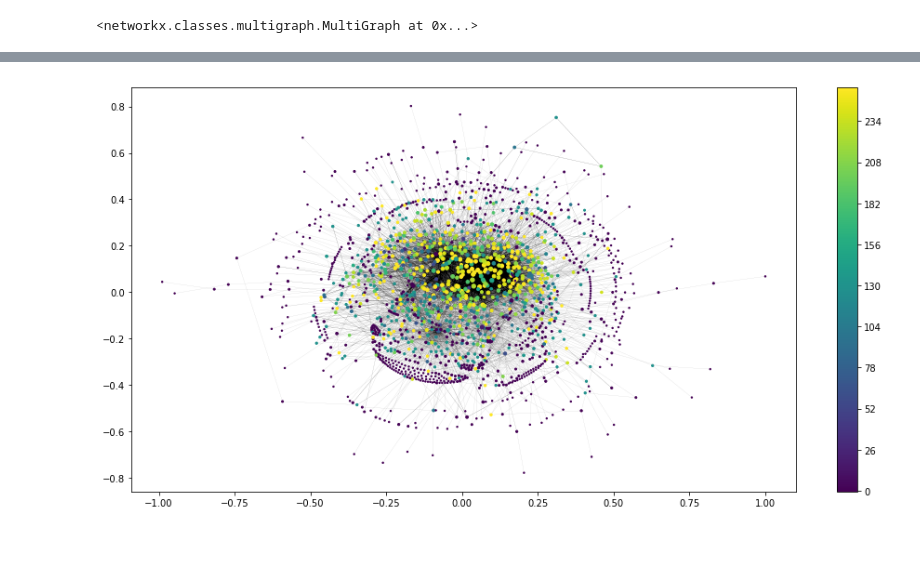
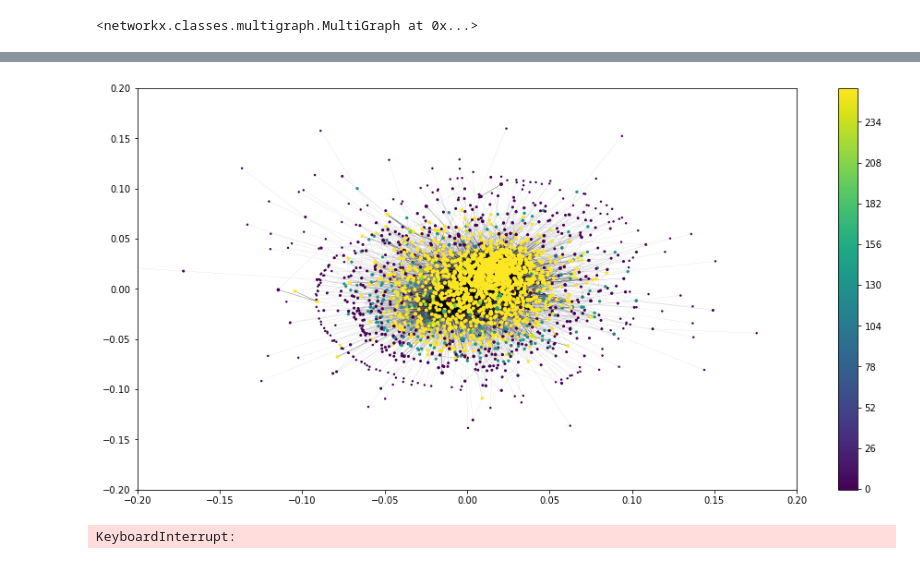
Before and after one commit to elifesciences-publications/PPiSeq, a Jupyter notebook: scripts/calculate_ppi_entropy.ipynb, the cells around one changed output, grey strips where cells are left out. Saved outputs shown, nothing was run; the diff lists cells and outputs as text; code cells hidden in the pictures.

```diff
--- a/scripts/calculate_ppi_entropy.ipynb
+++ b/scripts/calculate_ppi_entropy.ipynb
@@ -95,5 +86,5 @@ hist.savefig("../tmp/interaction_entropies_hist.png")
 # %%
-pos = nx.layout.kamada_kawai_layout(g)
+pos = nx.layout.spring_layout(g)
 # %%
 np.max([g.nodes[k]['interaction_entropy'] for k in g.nodes])
 # %% [output]
@@ -101,12 +92,19 @@ np.max([g.nodes[k]['interaction_entropy'] for k in g.nodes])
 # %%
 plt.figure(figsize=(16,8))
 nodes = nx.draw_networkx_nodes(g, pos,
     node_size=np.log2(de)*2,
     node_color=[g.nodes[k]['interaction_entropy'] for k in g.nodes])
 edges = nx.draw_networkx_edges(g, pos, width=0.1, alpha=0.2)
 nodes.set_norm(matplotlib.colors.NoNorm())
 plt.colorbar(nodes)
 plt.legend()
+axes = plt.gca()
+axes.set_xlim([-.2,.2])
+axes.set_ylim([-.2,.2])
 plt.show()
 # %% [output]
-[figure, old version]
+[figure, new version]
+# %%
+comms = nx.algorithms.community.asyn_lpa_communities(g)
+# %% [output]
+KeyboardInterrupt:
```
Also changed, not shown: parts of 5 cells of this notebook, 3 other files.
